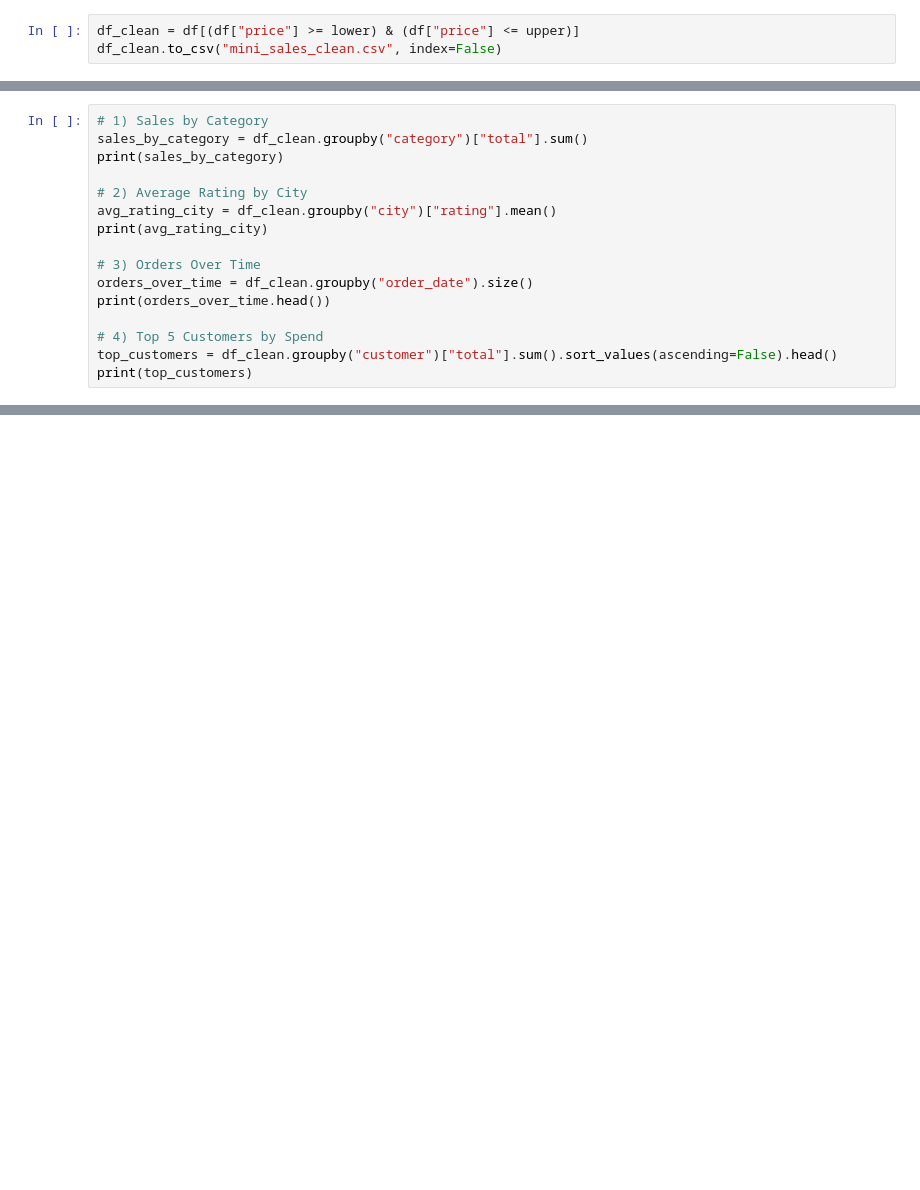
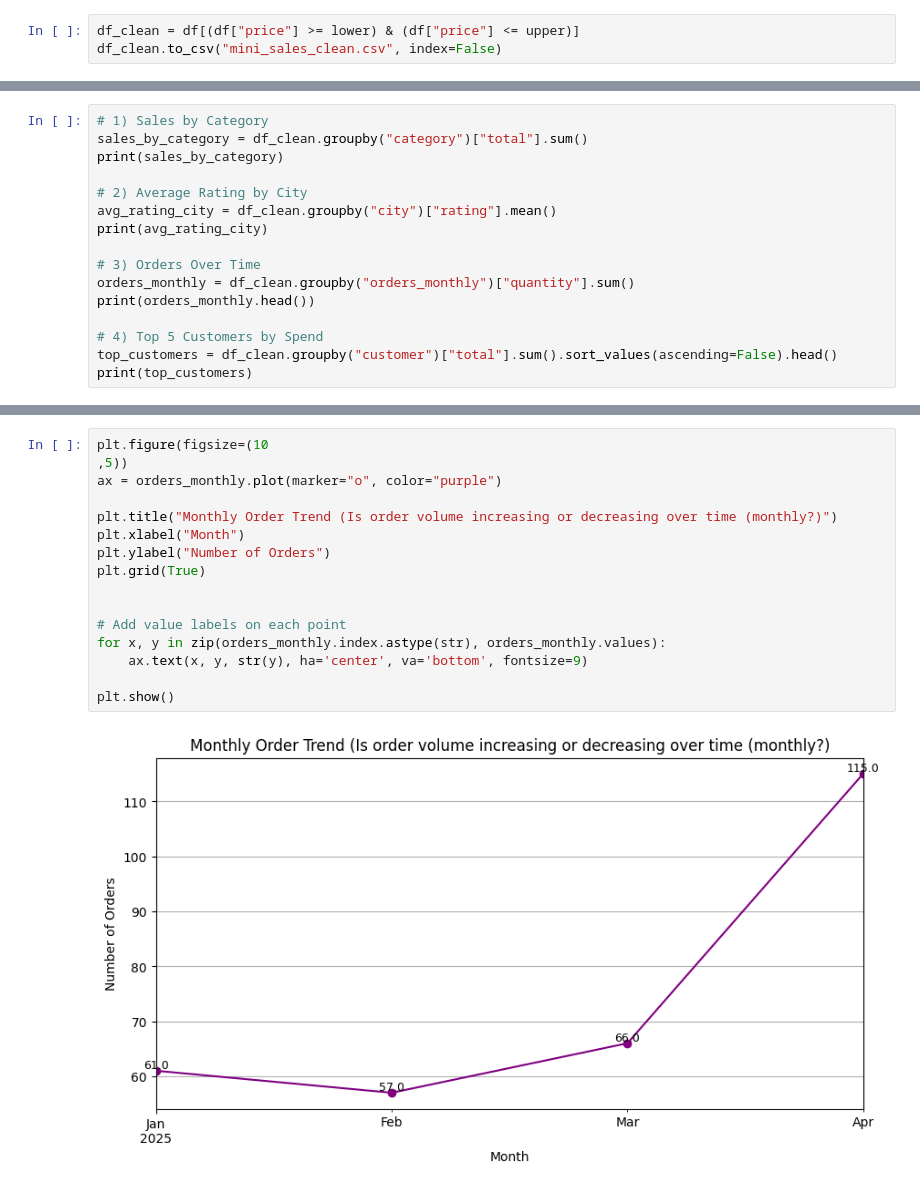
Before and after one commit to meermusaib20/Data_Science_Internship, a Jupyter notebook: Week_2_foundations/Data_Acquisition.ipynb, the cells around one changed output, grey strips where cells are left out. Cells and saved outputs as stored; diff of their text form; blank space fills up the shorter version.

```diff
--- a/Week_2_foundations/Data_Acquisition.ipynb
+++ b/Week_2_foundations/Data_Acquisition.ipynb
@@ -137,8 +180,8 @@ avg_rating_city = df_clean.groupby("city")["rating"].mean()
 print(avg_rating_city)
 
 # 3) Orders Over Time
-orders_over_time = df_clean.groupby("order_date").size()
-print(orders_over_time.head())
+orders_monthly = df_clean.groupby("orders_monthly")["quantity"].sum()
+print(orders_monthly.head())
 
 # 4) Top 5 Customers by Spend
 top_customers = df_clean.groupby("customer")["total"].sum().sort_values(ascending=False).head()
@@ -145,0 +218,18 @@ print(top_customers)
+# %%
+plt.figure(figsize=(10
+,5))
+ax = orders_monthly.plot(marker="o", color="purple")
+
+plt.title("Monthly Order Trend (Is order volume increasing or decreasing over time (monthly?)")
+plt.xlabel("Month")
+plt.ylabel("Number of Orders")
+plt.grid(True)
+
+
+# Add value labels on each point
+for x, y in zip(orders_monthly.index.astype(str), orders_monthly.values):
+    ax.text(x, y, str(y), ha='center', va='bottom', fontsize=9)
+
+plt.show()
+# %% [output]
+[figure, added]
```
Also changed, not shown: parts of 12 cells of this notebook.
